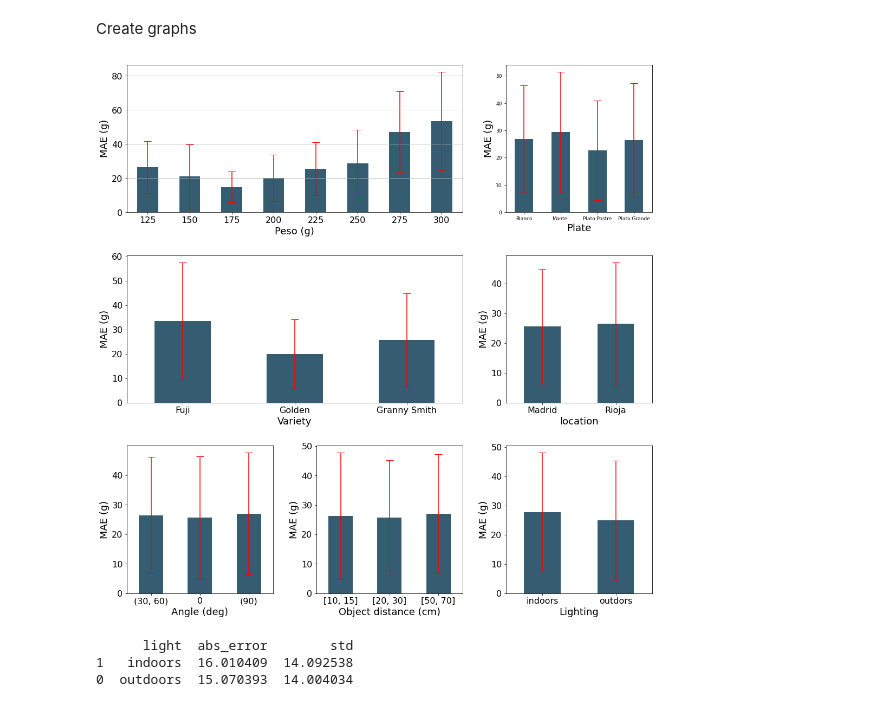
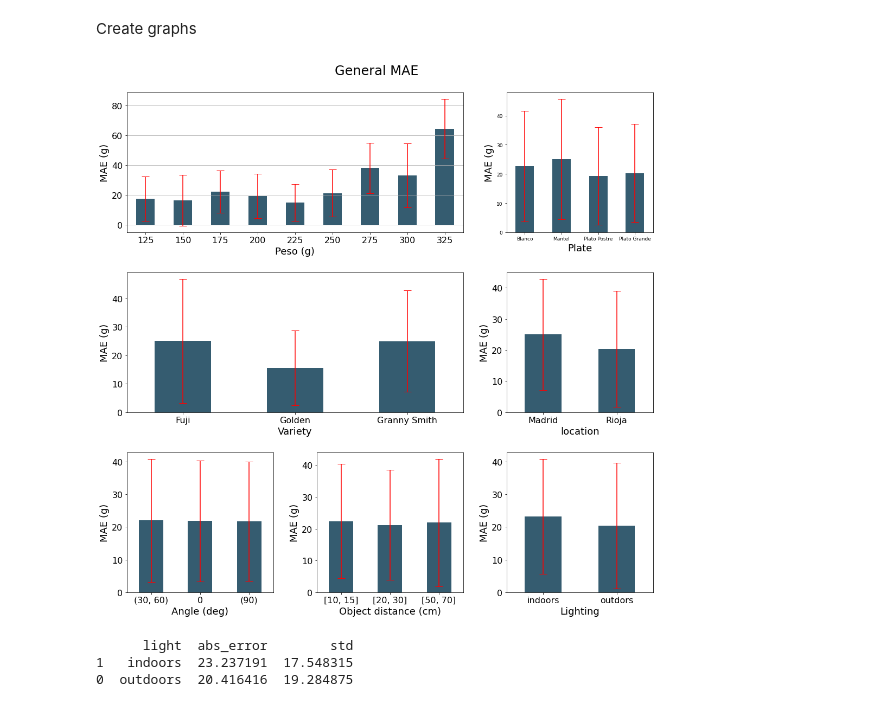
Before and after one commit to Pablo-Izquierdo/image-classification-tf, a Jupyter notebook: notebooks/3.3-MAE_plot.ipynb, the cells around one changed output. Drawn from its saved outputs; the diff is of its cells as text; code cells hidden in the pictures.

Commit message:
Notebooks Plot MAE

```diff
--- a/notebooks/3.3-MAE_plot.ipynb
+++ b/notebooks/3.3-MAE_plot.ipynb
@@ -18,8 +18,8 @@ from imgclas.visualization.guided_backprop import GuidedBackprop
 from imgclas.visualization.integrated_gradients import IntegratedGradients
 from imgclas.visualization.visual_backprop import VisualBackprop
 # User parameters to set
-TIMESTAMP = '2023-09-14_105236'                       # timestamp of the model
-MODEL_NAME = 'epoch-16.hdf5'
+TIMESTAMP = '2024-02-01_115602'                       # timestamp of the model
+MODEL_NAME = 'epoch-20.hdf5'
 #MODEL_NAME = 'final_model.h5'                           # model to use to make the prediction
 TOP_K = 2                                               # number of top classes predictions to save
 
@@ -183,6 +184,7 @@ figsize = 5
 fig, axs = plt.subplots(3, 3, figsize=(figsize*3, figsize*3))
 
 gs = axs[0, 0].get_gridspec()
+fig.suptitle(f'General MAE', fontsize=24, y=0.97) #Titulo General
 # remove the underlying axes
 for ax in axs[0, 0:-1]:
     ax.remove()
@@ -225,37 +227,37 @@ axs[1,2].tick_params(axis='x', rotation=0)
 axs[1,2].tick_params(axis='both', which='major', labelsize=16)
 
 df_angle.plot.bar(x='angle', y='abs_error', yerr='std', ax=axs[2,0], color=['#355c70'], ecolor='r', capsize=7, legend=None)
 axs[2,0].set_xlabel('Angle (deg)', fontsize=18)
 axs[2,0].set_ylabel('MAE (g)', fontsize=18)
 axs[2,0].tick_params(axis='x', rotation=0)
 axs[2,0].tick_params(axis='both', which='major', labelsize=16)
 
 df_shot.plot.bar(x='shot', y='abs_error', yerr='std', ax=axs[2,1], color=['#355c70'], ecolor='r', capsize=7, legend=None)
 axs[2,1].set_xlabel('Object distance (cm)', fontsize=18)
 axs[2,1].set_ylabel('MAE (g)', fontsize=18)
 axs[2,1].tick_params(axis='x', rotation=0)
 axs[2,1].tick_params(axis='both', which='major', labelsize=16)
 
 df_light.plot.bar(x='light', y='abs_error', yerr='std', ax=axs[2,2], color=['#355c70'], ecolor='r', capsize=7, legend=None)
 axs[2,2].set_xlabel('Lighting', fontsize=18)
 axs[2,2].set_ylabel('MAE (g)', fontsize=18)
 labels = [item.get_text() for item in axs[2,2].get_xticklabels()]
 labels[0] = 'indoors'
 labels[1] = 'outdors'
 axs[2,2].set_xticklabels(labels)
 axs[2,2].tick_params(axis='x', rotation=0)
 axs[2,2].tick_params(axis='both', which='major', labelsize=16)
 
 # for ax in axs:
 #    ax.tick_params(axis='both', which='major', labelsize=16)
 
 fig.tight_layout(pad=3.0)
 plt.savefig('/srv/image-results/abs_error.png',bbox_inches='tight')
 # %% [output]
-[figure, old version]
+[figure, new version]
 # %%
 print(df_light)
 # %% [output]
       light  abs_error        std
-1   indoors  16.010409  14.092538
-0  outdoors  15.070393  14.004034
+1   indoors  23.237191  17.548315
+0  outdoors  20.416416  19.284875
```
Also changed, not shown: parts of 3 cells of this notebook, 1 other file.
